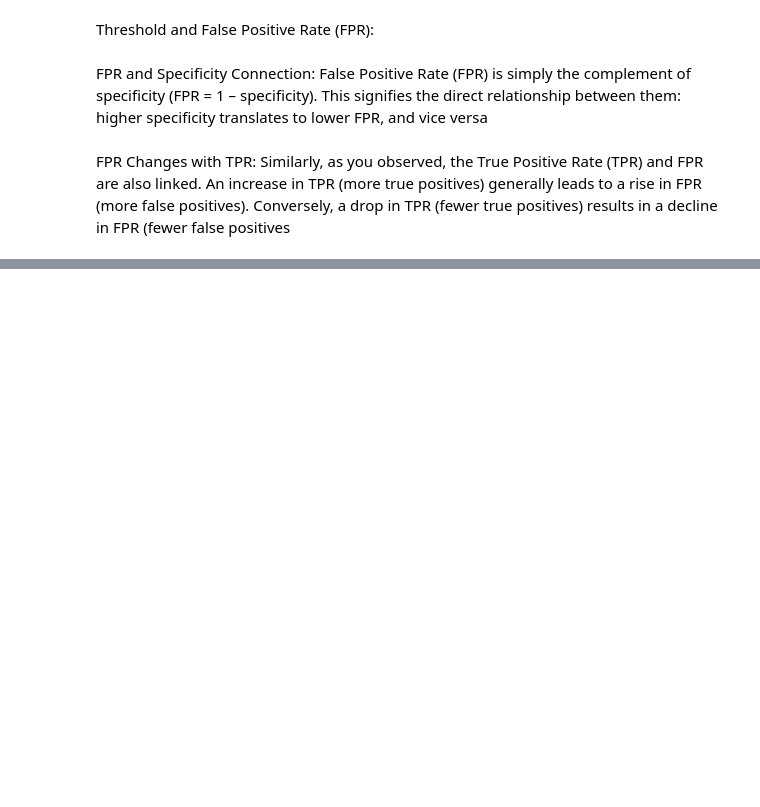
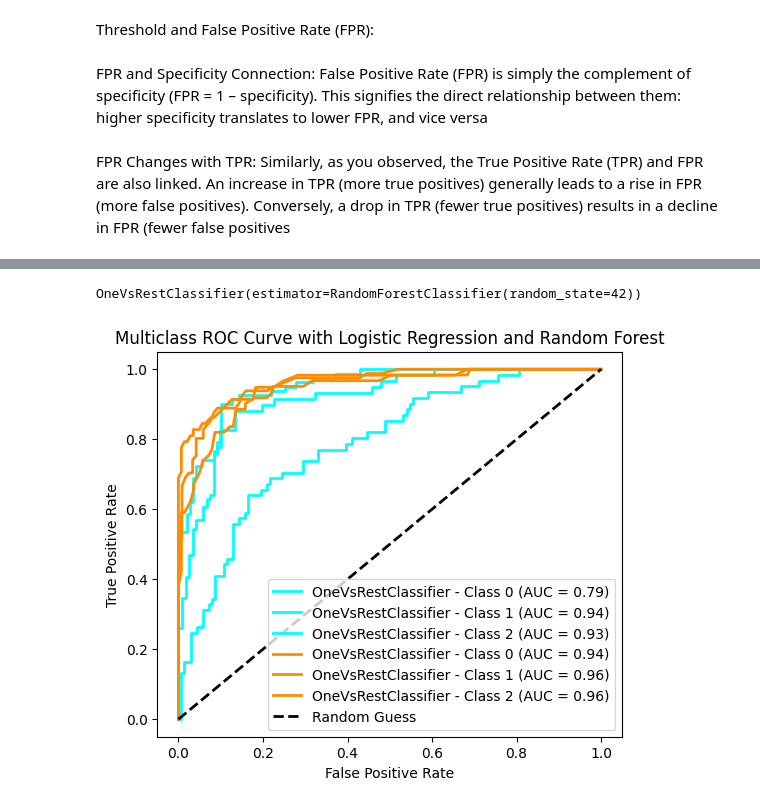
Before and after one commit to SAMANTA1401/machine_learning, a Jupyter notebook: auc_roc.ipynb, the cells around one changed output, grey strips where cells are left out. Saved outputs shown, nothing was run; the diff lists cells and outputs as text; code cells hidden in the pictures; blank space fills up the shorter version.

```diff
--- a/auc_roc.ipynb
+++ b/auc_roc.ipynb
@@ -283,0 +521,45 @@ FPR Changes with TPR: Similarly, as you observed, the True Positive
+# %%
+# Generate synthetic multiclass data
+X, y = make_classification(
+    n_samples=1000, n_features=20, n_classes=3,
+n_informative=10, random_state=42)
+# Binarize the labels
+y_bin = label_binarize(y, classes=np.unique(y))
+# Split the data into training and testing sets
+X_train, X_test, y_train, y_test = train_test_split(
+    X, y_bin, test_size=0.2, random_state=42)
+# %%
+# Train two different multiclass models
+logistic_model = OneVsRestClassifier(LogisticRegression(random_state=42))
+logistic_model.fit(X_train, y_train)
+rf_model = OneVsRestClassifier(
+    RandomForestClassifier(n_estimators=100, random_state=42))
+rf_model.fit(X_train, y_train)
+# %% [output]
+OneVsRestClassifier(estimator=RandomForestClassifier(random_state=42))
+# %%
+# Compute ROC curve and ROC area for each class
+fpr = dict()
+tpr = dict()
+roc_auc = dict()
+models = [logistic_model, rf_model]
+plt.figure(figsize=(6, 5))
+colors = cycle(['aqua', 'darkorange'])
+for model, color in zip(models, colors):
+    for i in range(model.classes_.shape[0]):
+        fpr[i], tpr[i], _ = roc_curve(
+            y_test[:, i],
+model.predict_proba(X_test)[:, i])
+        roc_auc[i] = auc(fpr[i], tpr[i])
+        plt.plot(fpr[i], tpr[i], color=color, lw=2,
+                 label=f'{model.__class__.__name__} - Class {i} (AUC = {roc_auc[i]:.2f})')
+ # Plot random guess line
+plt.plot([0, 1], [0, 1], 'k--', lw=2, label='Random Guess')
+# Set labels and title
+plt.xlabel('False Positive Rate')
+plt.ylabel('True Positive Rate')
+plt.title('Multiclass ROC Curve with Logistic Regression and Random Forest')
+plt.legend(loc="lower right")
+plt.show()
+# %% [output]
+[figure, added]
```
Also changed, not shown: parts of 53 cells of this notebook.
